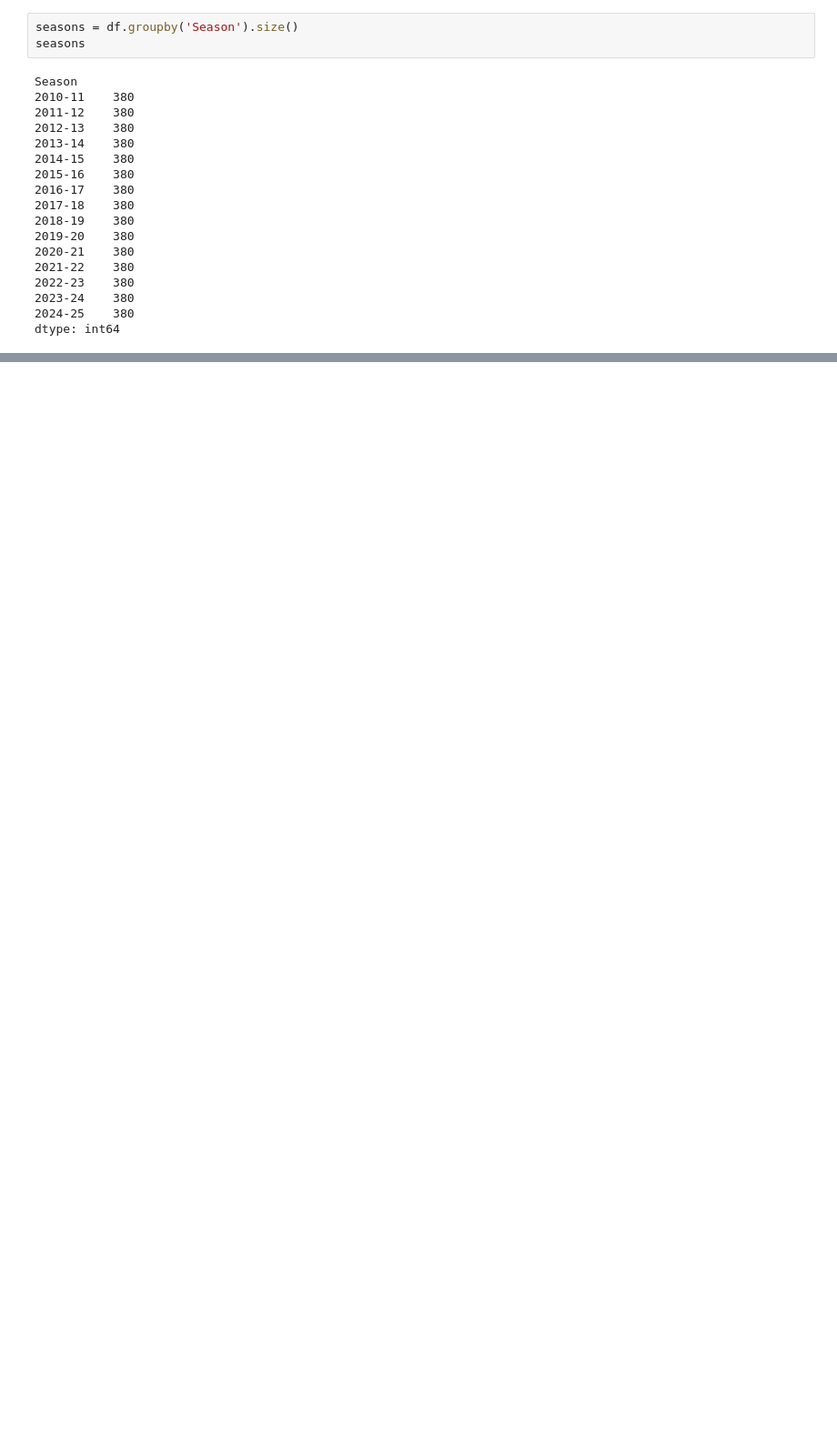
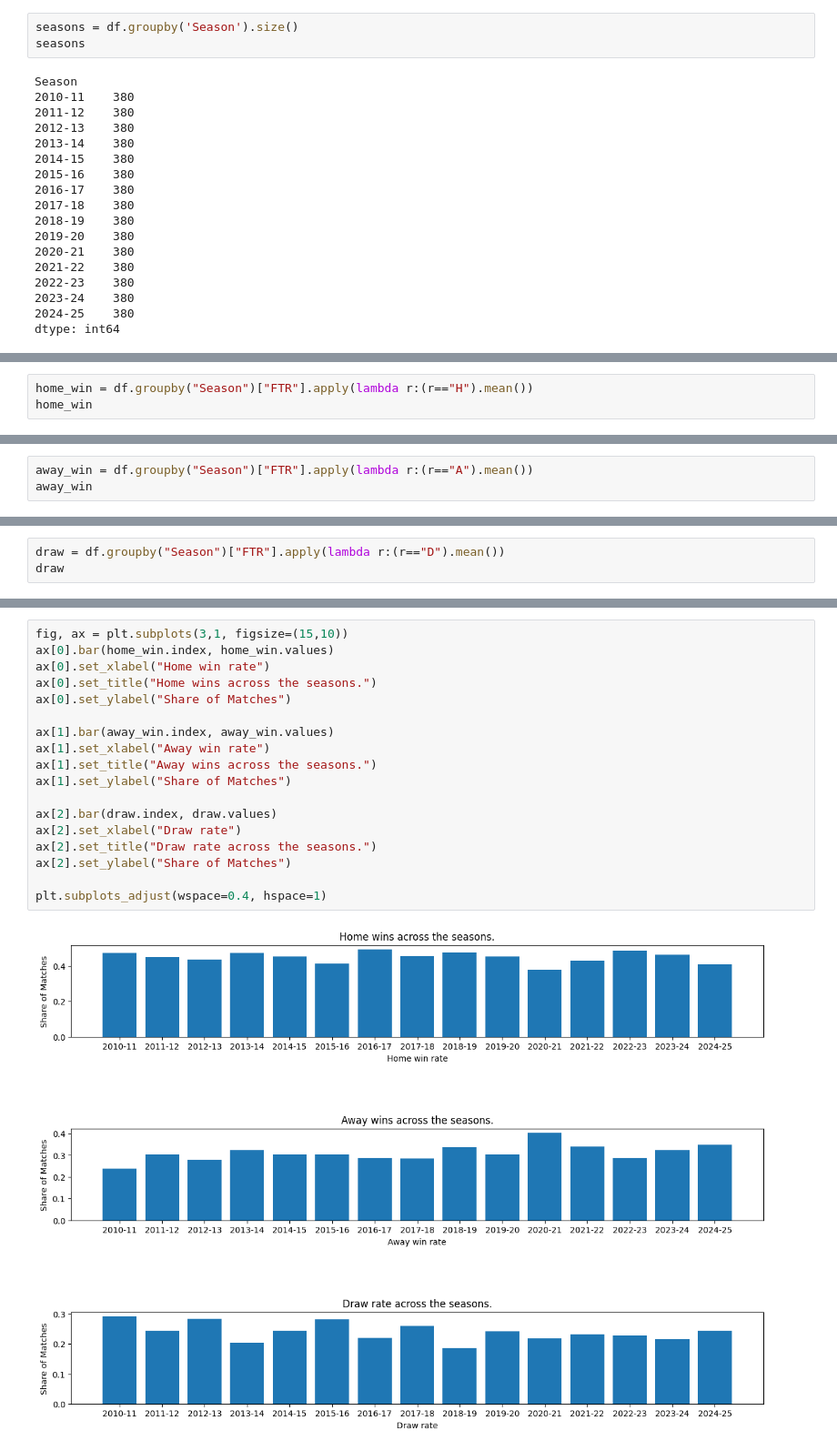
Before and after one commit to w2xw30/pl-matchpredictor, a Jupyter notebook: notebooks/01_eda.ipynb, the cells around one changed output, grey strips where cells are left out. Shown at 91% size. Drawn from its saved outputs; the diff is of its cells as text; blank space fills up the shorter version.

Commit message:
M2: EDA: 5 questions answered with plots

```diff
--- a/notebooks/01_eda.ipynb
+++ b/notebooks/01_eda.ipynb
@@ -38,0 +42,3 @@ dtype: int64
+# %%
+home_win = df.groupby("Season")["FTR"].apply(lambda r:(r=="H").mean())
+home_win
@@ -38,0 +63,3 @@ dtype: int64
+# %%
+away_win = df.groupby("Season")["FTR"].apply(lambda r:(r=="A").mean())
+away_win
@@ -38,0 +84,3 @@ dtype: int64
+# %%
+draw = df.groupby("Season")["FTR"].apply(lambda r:(r=="D").mean())
+draw
@@ -38,0 +105,20 @@ dtype: int64
+# %%
+fig, ax = plt.subplots(3,1, figsize=(15,10))
+ax[0].bar(home_win.index, home_win.values)
+ax[0].set_xlabel("Home win rate")
+ax[0].set_title("Home wins across the seasons.")
+ax[0].set_ylabel("Share of Matches")
+
+ax[1].bar(away_win.index, away_win.values)
+ax[1].set_xlabel("Away win rate")
+ax[1].set_title("Away wins across the seasons.")
+ax[1].set_ylabel("Share of Matches")
+
+ax[2].bar(draw.index, draw.values)
+ax[2].set_xlabel("Draw rate")
+ax[2].set_title("Draw rate across the seasons.")
+ax[2].set_ylabel("Share of Matches")
+
+plt.subplots_adjust(wspace=0.4, hspace=1)
+# %% [output]
+[figure, added]
```
Also changed, not shown: parts of 19 cells of this notebook.
